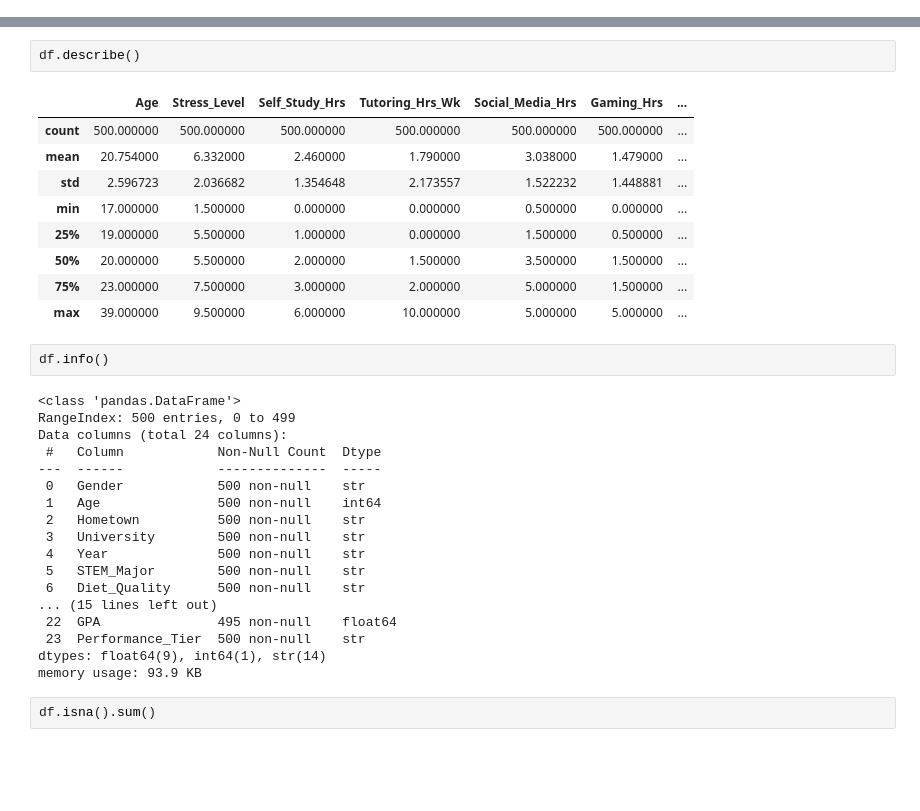
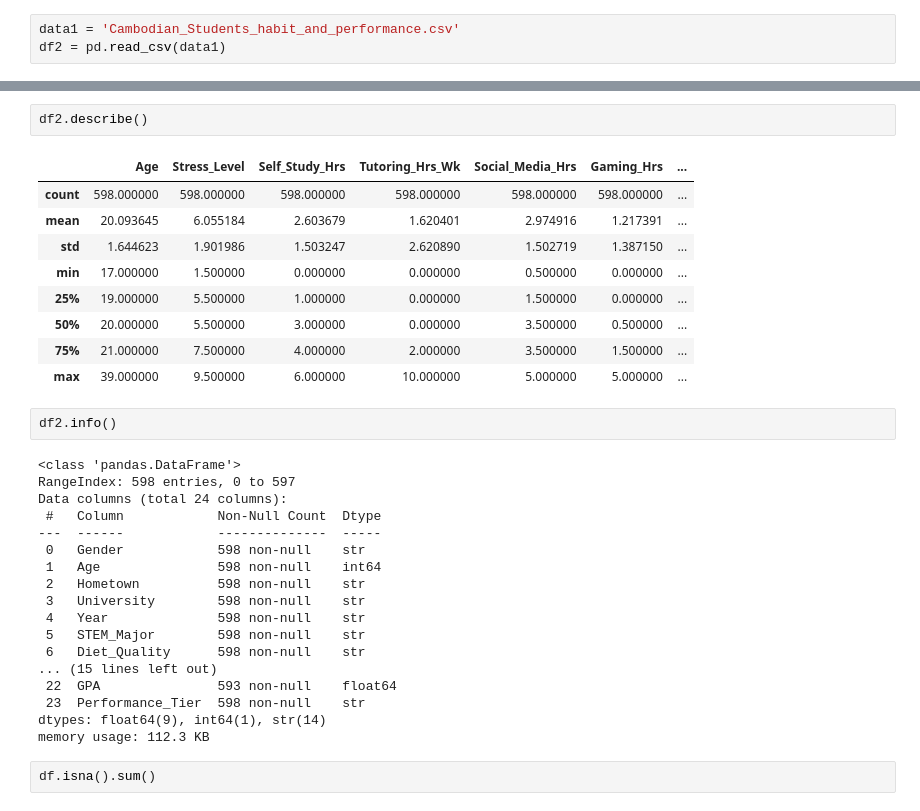
Before and after one commit to Superkai017/Academic-Predictor-machine-based-on-performance-, a Jupyter notebook: notebook/data_cleaning.ipynb, the cells around one changed output, grey strips where cells are left out. Cells and saved outputs as stored; diff of their text form; blank space fills up the shorter version.

```diff
--- a/notebook/data_cleaning.ipynb
+++ b/notebook/data_cleaning.ipynb
@@ -91 +105,4 @@ df = pd.read_csv(data)
+# %%
+data1 = 'Cambodian_Students_habit_and_performance.csv'
+df2 = pd.read_csv(data1)
 # %%
@@ -99,37 +116,37 @@ df.head()
 | 4 | Male | 20 | Phnom Penh (Urban) | American University Of Phnom Penh... | Year 2 | Yes | Average | Fair | ... |
 5 rows × 24 columns
 # %%
-df.describe()
+df2.describe()
 # %% [output]
 |  | Age | Stress_Level | Self_Study_Hrs | Tutoring_Hrs_Wk | Social_Media_Hrs | Gaming_Hrs | ... |
-| count | 500.000000 | 500.000000 | 500.000000 | 500.000000 | 500.000000 | 500.000000 | ... |
-| mean | 20.754000 | 6.332000 | 2.460000 | 1.790000 | 3.038000 | 1.479000 | ... |
-| std | 2.596723 | 2.036682 | 1.354648 | 2.173557 | 1.522232 | 1.448881 | ... |
+| count | 598.000000 | 598.000000 | 598.000000 | 598.000000 | 598.000000 | 598.000000 | ... |
+| mean | 20.093645 | 6.055184 | 2.603679 | 1.620401 | 2.974916 | 1.217391 | ... |
+| std | 1.644623 | 1.901986 | 1.503247 | 2.620890 | 1.502719 | 1.387150 | ... |
 | min | 17.000000 | 1.500000 | 0.000000 | 0.000000 | 0.500000 | 0.000000 | ... |
-| 25% | 19.000000 | 5.500000 | 1.000000 | 0.000000 | 1.500000 | 0.500000 | ... |
-| 50% | 20.000000 | 5.500000 | 2.000000 | 1.500000 | 3.500000 | 1.500000 | ... |
-| 75% | 23.000000 | 7.500000 | 3.000000 | 2.000000 | 5.000000 | 1.500000 | ... |
+| 25% | 19.000000 | 5.500000 | 1.000000 | 0.000000 | 1.500000 | 0.000000 | ... |
+| 50% | 20.000000 | 5.500000 | 3.000000 | 0.000000 | 3.500000 | 0.500000 | ... |
+| 75% | 21.000000 | 7.500000 | 4.000000 | 2.000000 | 3.500000 | 1.500000 | ... |
 | max | 39.000000 | 9.500000 | 6.000000 | 10.000000 | 5.000000 | 5.000000 | ... |
 # %%
-df.info()
+df2.info()
 # %% [output]
 <class 'pandas.DataFrame'>
-RangeIndex: 500 entries, 0 to 499
+RangeIndex: 598 entries, 0 to 597
 Data columns (total 24 columns):
  #   Column            Non-Null Count  Dtype
 ---  ------            --------------  -----
- 0   Gender            500 non-null    str
- 1   Age               500 non-null    int64
- 2   Hometown          500 non-null    str
- 3   University        500 non-null    str
- 4   Year              500 non-null    str
- 5   STEM_Major        500 non-null    str
- 6   Diet_Quality      500 non-null    str
+ 0   Gender            598 non-null    str
+ 1   Age               598 non-null    int64
+ 2   Hometown          598 non-null    str
+ 3   University        598 non-null    str
+ 4   Year              598 non-null    str
+ 5   STEM_Major        598 non-null    str
+ 6   Diet_Quality      598 non-null    str
 ... (15 lines left out)
- 22  GPA               495 non-null    float64
- 23  Performance_Tier  500 non-null    str
+ 22  GPA               593 non-null    float64
+ 23  Performance_Tier  598 non-null    str
 dtypes: float64(9), int64(1), str(14)
-memory usage: 93.9 KB
+memory usage: 112.3 KB
 # %%
 df.isna().sum()
 # %% [output]
```
Also changed, not shown: parts of 19 cells of this notebook, 2 other files.
